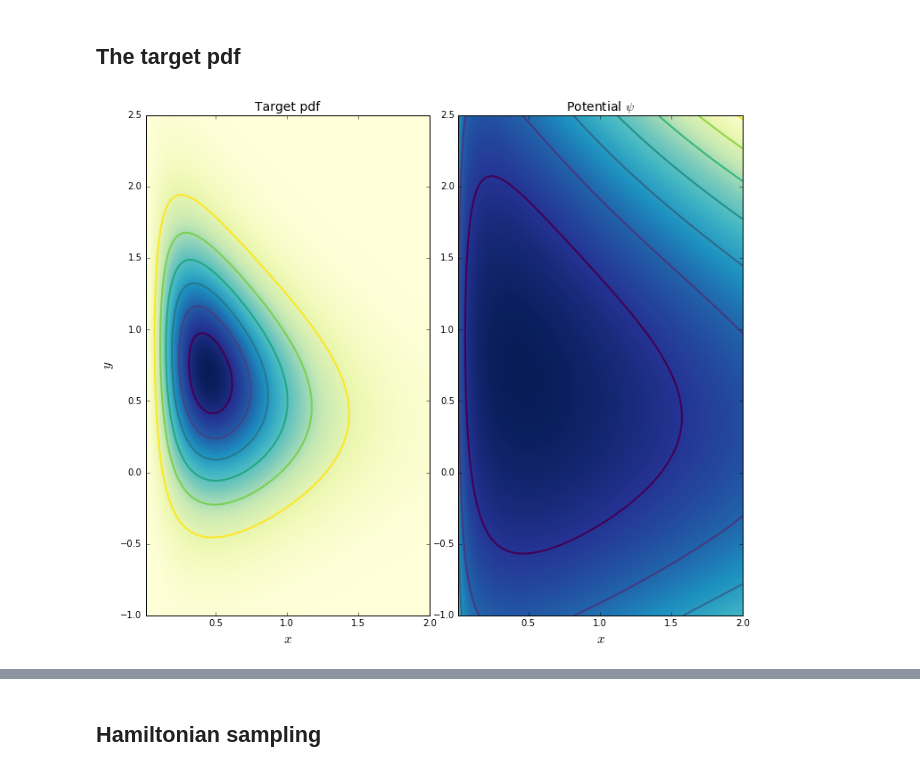
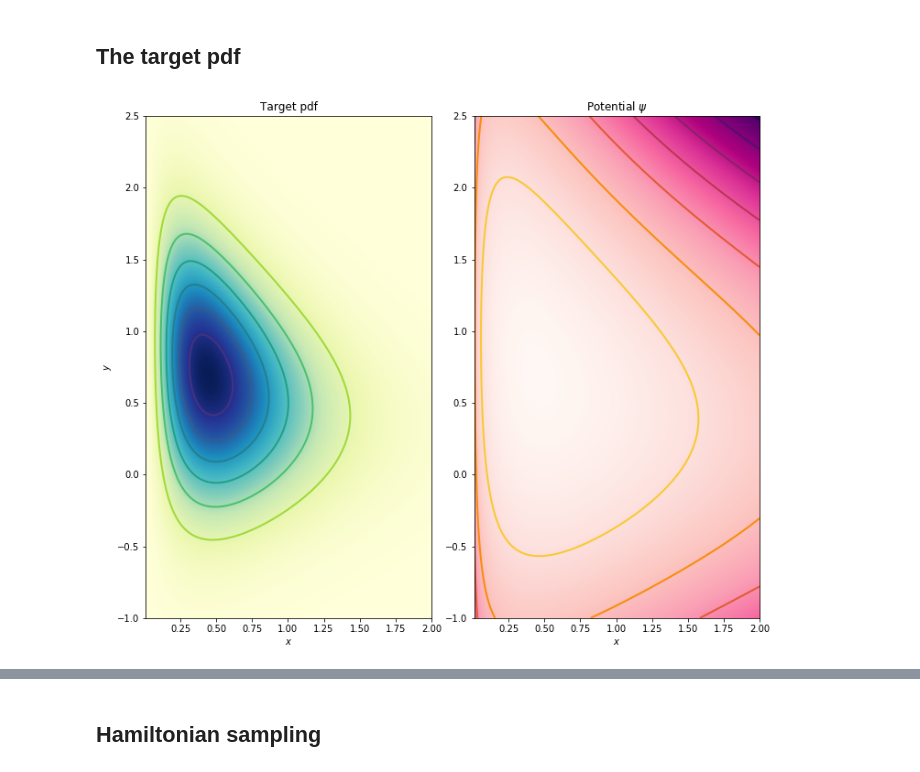
Before and after one commit to florent-leclercq/Bayes_InfoTheory, a Jupyter notebook: MCMC_Hamiltonian.ipynb, the cells around one changed output, grey strips where cells are left out. Drawn from its saved outputs; the diff is of its cells as text; code cells hidden in the pictures.

```diff
--- a/MCMC_Hamiltonian.ipynb
+++ b/MCMC_Hamiltonian.ipynb
@@ -11,7 +11,9 @@ from scipy.stats import norm
 from matplotlib import pyplot as plt
 from matplotlib.ticker import NullFormatter
 from cycler import cycler
+np.random.seed(123456)
 %matplotlib inline
+plt.rcParams.update({'lines.linewidth': 2})
 # %% [markdown]
 ## The target pdf
 # %%
@@ -21,22 +23,13 @@ def target_marginal_x(x):
     return x*x/np.sqrt(x+1) * np.exp(-4.*x -1./(x+1.))
 def target_marginal_y(y):
     return np.exp(-y*y+2.*y) / (y*y+4.)**3
-def psi_scalar(x,y):
+def psi(x,y):
     # psi(x,y)=-ln(target_joint(x,y))
-    if x>0.:
-        return -2.*np.log(x) +x*y*y +y*y -2.*y +4.*x
-    else:
-        return +1e8
-psi=np.vectorize(psi_scalar)
-def dpsi_dx_scalar(x,y):
-    if x>0.:
-        return -2./x +y*y* +4.
-    else:
-        return -1e8
-dpsi_dx=np.vectorize(dpsi_dx_scalar)
-def dpsi_dy_scalar(x,y):
+    return np.where(x>1e-10, -2.*np.log(np.fabs(x)) +x*y*y +y*y -2.*y +4.*x, +1e8)
+def dpsi_dx(x,y):
+    return np.where(x>1e-10, -2./x +y*y* +4., +1e8)
+def dpsi_dy(x,y):
     return 2.*x*y +2.*y -2.
-dpsi_dy=np.vectorize(dpsi_dy_scalar)
 # %%
 # Normalization of the marginals
 Nx=quad(target_marginal_x,0.0001,100.)[0]
@@ -55,23 +48,23 @@ dPsi_dx=dpsi_dx(X,Y)
 dPsi_dy=dpsi_dy(X,Y)
 # %%
 f, (ax1, ax2) = plt.subplots(1, 2, figsize=(12,12))
-f.subplots_adjust(wspace=0.1)
+f.subplots_adjust(wspace=0.15)
 ax1.set_xlim(xmin,xmax)
 ax1.set_ylim(ymin,ymax)
-ax1.set_xlabel("$x$",size=15)
-ax1.set_ylabel("$y$",size=15)
+ax1.set_xlabel("$x$")
+ax1.set_ylabel("$y$")
 ax1.imshow(Z,extent=(xmin,xmax,ymin,ymax),origin='lower',cmap='YlGnBu')
-ax1.contour(X,Y,Z,extent=(xmin,xmax,ymin,ymax),origin='lower',linewidths=2,cmap='viridis_r')
-ax1.set_title("Target pdf",size=14)
+ax1.contour(X,Y,Z,extent=(xmin,xmax,ymin,ymax),origin='lower',cmap='viridis_r')
+ax1.set_title("Target pdf")
 ax2.set_xlim(xmin,xmax)
 ax2.set_ylim(ymin,ymax)
-ax2.set_xlabel("$x$",size=15)
-ax2.imshow(Psi,extent=(xmin,xmax,ymin,ymax),origin='lower',cmap='YlGnBu_r')
-ax2.contour(X,Y,Psi,extent=(xmin,xmax,ymin,ymax),origin='lower',linewidths=2,cmap='viridis')
-ax2.set_title("Potential $\psi$",size=14)
+ax2.set_xlabel("$x$")
+ax2.imshow(Psi,extent=(xmin,xmax,ymin,ymax),origin='lower',cmap='RdPu')
+ax2.contour(X,Y,Psi,extent=(xmin,xmax,ymin,ymax),origin='lower',cmap='inferno_r')
+ax2.set_title("Potential $\psi$")
 plt.show()
 # %% [output]
-[figure, old version]
+[figure, new version]
 # %%
 f, (ax1, ax2) = plt.subplots(1, 2, figsize=(12,12))
 f.subplots_adjust(wspace=0.1)
```
Also changed, not shown: parts of 16 cells of this notebook.
